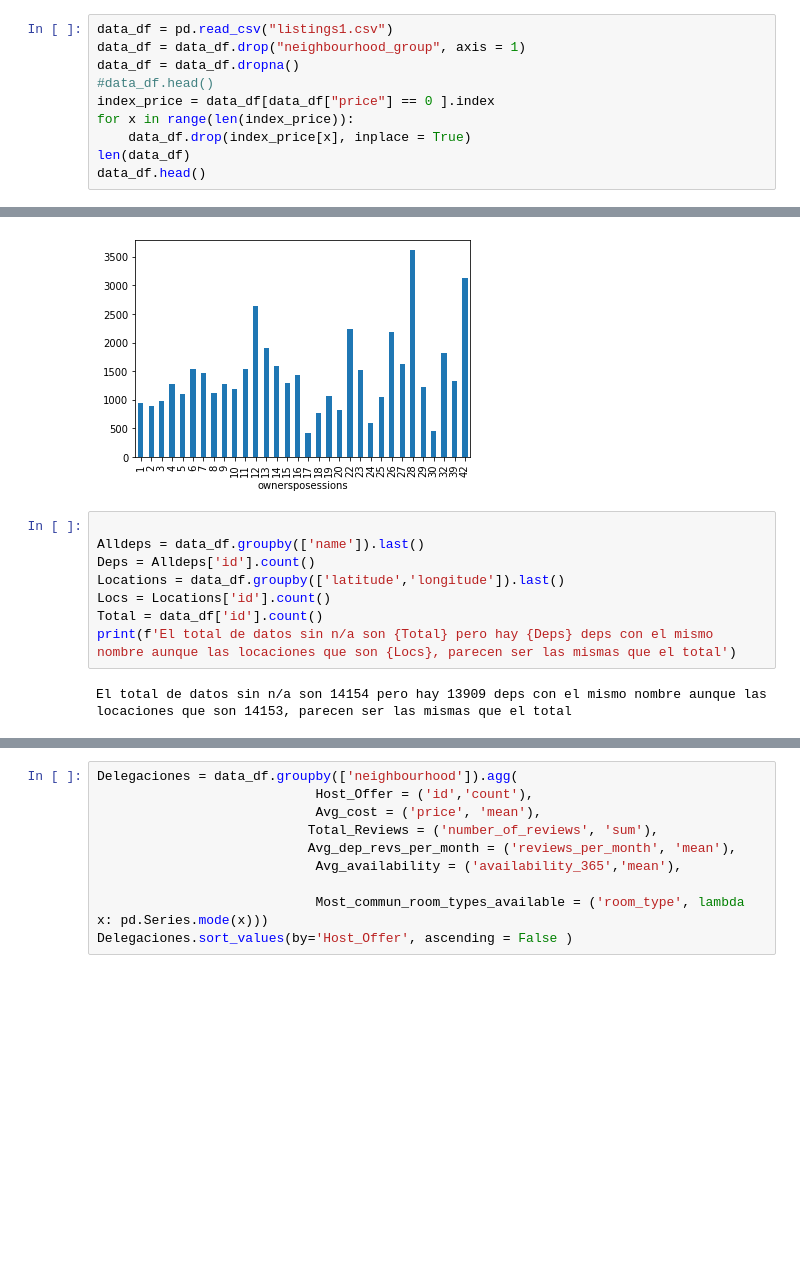
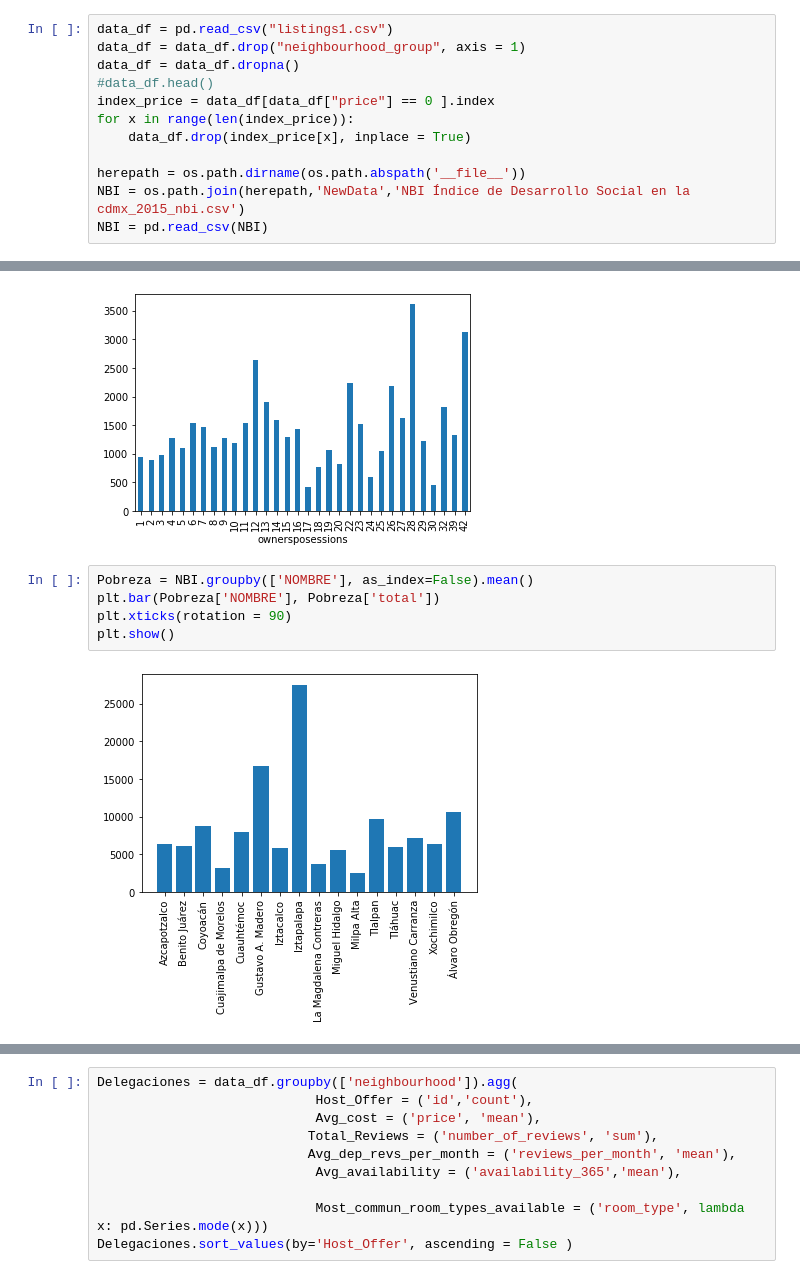
Before and after one commit to elc17/Project_1, a Jupyter notebook: project_1.ipynb, the cells around one changed output, grey strips where cells are left out. Drawn from its saved outputs; the diff is of its cells as text; blank space fills up the shorter version.

```diff
--- a/project_1.ipynb
+++ b/project_1.ipynb
@@ -13,5 +13,7 @@ data_df = data_df.dropna()
 index_price = data_df[data_df["price"] == 0 ].index
 for x in range(len(index_price)):
     data_df.drop(index_price[x], inplace = True)
-len(data_df)
-data_df.head()
+
+herepath = os.path.dirname(os.path.abspath('__file__'))
+NBI = os.path.join(herepath,'NewData','NBI Índice de Desarrollo Social en la cdmx_2015_nbi.csv')
+NBI = pd.read_csv(NBI)
@@ -43,13 +38,10 @@ prex.plot.bar()
 # %% [output]
 <matplotlib.axes._subplots.AxesSubplot at 0x...>
 [figure]
-# %%
-
-Alldeps = data_df.groupby(['name']).last()
-Deps = Alldeps['id'].count()
-Locations = data_df.groupby(['latitude','longitude']).last()
-Locs = Locations['id'].count()
-Total = data_df['id'].count()
-print(f'El total de datos sin n/a son {Total} pero hay {Deps} deps con el mismo nombre aunque las locaciones que son {Locs}, parecen ser las mismas que el total')
-# %% [output]
-El total de datos sin n/a son 14154 pero hay 13909 deps con el mismo nombre aunque las locaciones que son 14153, parecen ser las mismas que el total
+# %%
+Pobreza = NBI.groupby(['NOMBRE'], as_index=False).mean()
+plt.bar(Pobreza['NOMBRE'], Pobreza['total'])
+plt.xticks(rotation = 90)
+plt.show()
+# %% [output]
+[figure, added]
```
Also changed, not shown: parts of 6 cells of this notebook.
